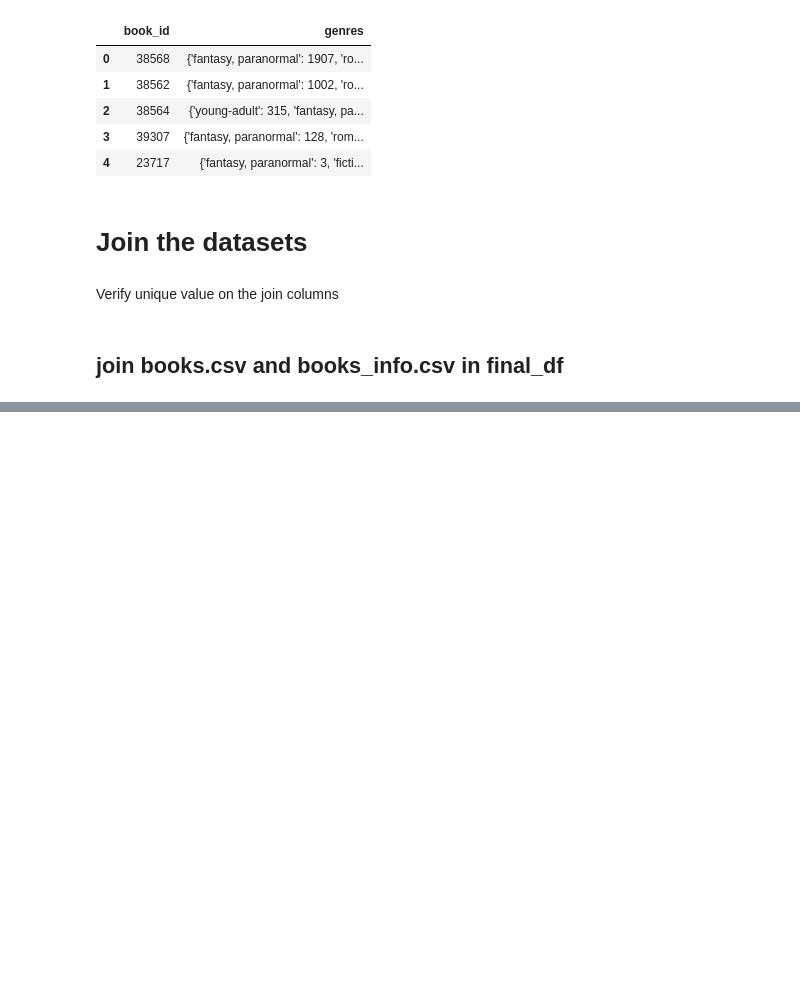
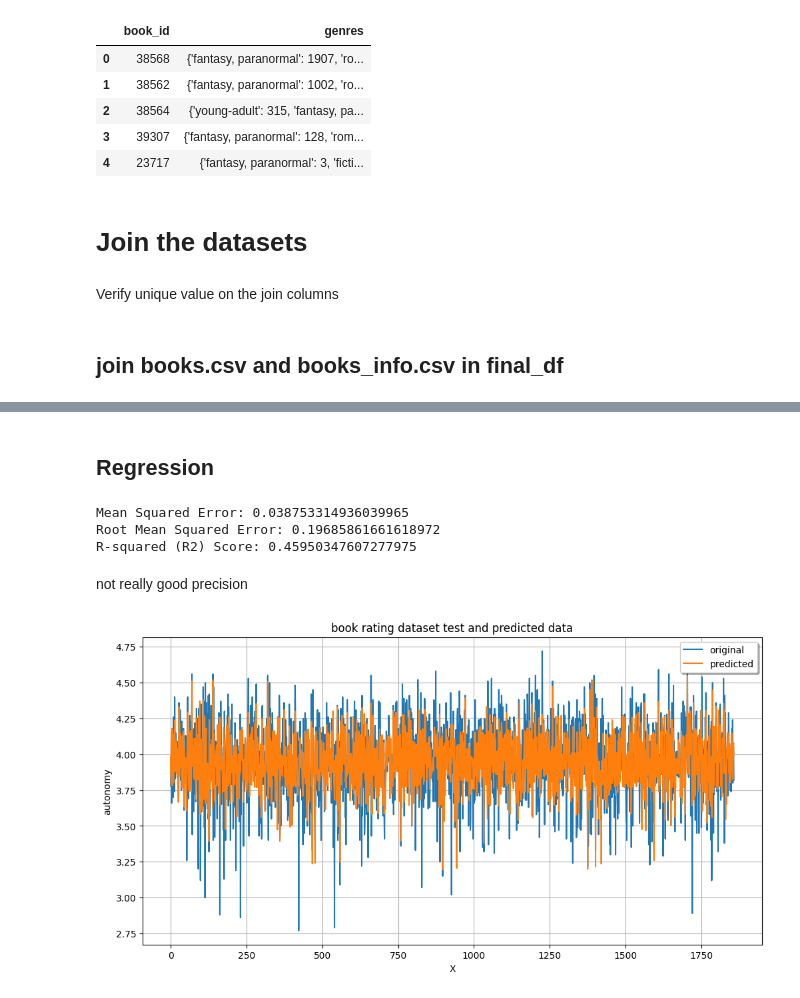
Before and after one commit to Nathan2BLK/DSTI-Project-Machine-Learning-with-Python-Labs, a Jupyter notebook: Final Solution/Featuring_and_Training.ipynb, the cells around one changed output, grey strips where cells are left out. Saved outputs shown, nothing was run; the diff lists cells and outputs as text; code cells hidden in the pictures; blank space fills up the shorter version.

```diff
--- a/Final Solution/Featuring_and_Training.ipynb
+++ b/Final Solution/Featuring_and_Training.ipynb
@@ -179,0 +385,57 @@ For a mystic reason it was not possible to run it in the notebook, the call is f
+# %%
+# Convert the data into LightGBM Dataset format
+train_data = lgb.Dataset(X_train, label=y_train)
+test_data = lgb.Dataset(X_test, label=y_test, reference=train_data)
+# %%
+# Set parameters for the LightGBM model
+params = {
+    'objective': 'regression',
+    'metric': 'rmse',
+    'num_leaves': 31,
+    'learning_rate': 0.1,
+    'feature_fraction': 0.8,
+    'bagging_fraction': 0.8,
+    'bagging_freq': 5,
+    'verbose': 0,
+    'early_stopping_rounds': 10  # Set early stopping rounds here
+}
+# %% [markdown]
+<h2>Regression
+# %%
+# Train the model
+num_boost_round = 1000  # we can set this to a large number
+lgb_model = lgb.train(params, train_data, num_boost_round=num_boost_round,valid_sets=[test_data])
+# %%
+y_pred = lgb_model.predict(X_test, num_iteration=lgb_model.best_iteration)
+# %%
+# Calculate Mean Squared Error
+mse = mean_squared_error(y_test, y_pred)
+print("Mean Squared Error:", mse)
+
+# Calculate Root Mean Squared Error
+rmse = np.sqrt(mse)
+print("Root Mean Squared Error:", rmse)
+
+# Calculate R-squared (R2 score)
+r2 = r2_score(y_test, y_pred)
+print("R-squared (R2) Score:", r2)
+# %% [output]
+Mean Squared Error: 0.038753314936039965
+Root Mean Squared Error: 0.19685861661618972
+R-squared (R2) Score: 0.45950347607277975
+# %% [markdown]
+not really good precision
+# %%
+# visualizing in a plot
+x_ax = range(len(y_test))
+plt.figure(figsize=(12, 6))
+plt.plot(x_ax, y_test, label="original")
+plt.plot(x_ax, y_pred, label="predicted")
+plt.title("book rating dataset test and predicted data")
+plt.xlabel('X')
+plt.ylabel('autonomy')
+plt.legend(loc='best', fancybox=True, shadow=True)
+plt.grid(True)
+plt.show()
+# %% [output]
+[figure, added]
```
Also changed, not shown: parts of 91 cells of this notebook, 8 other files.
